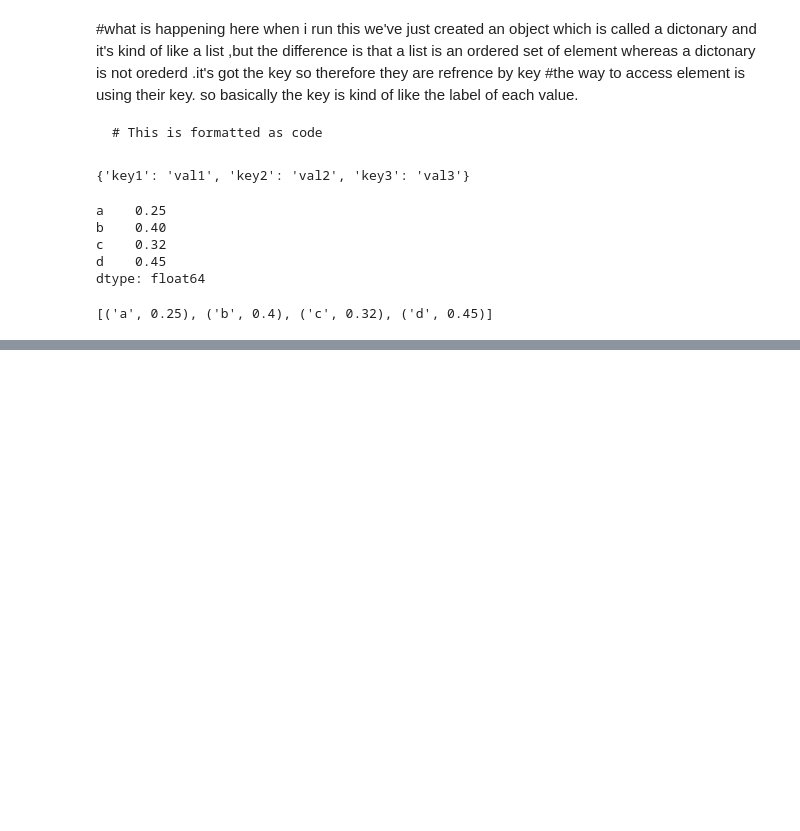
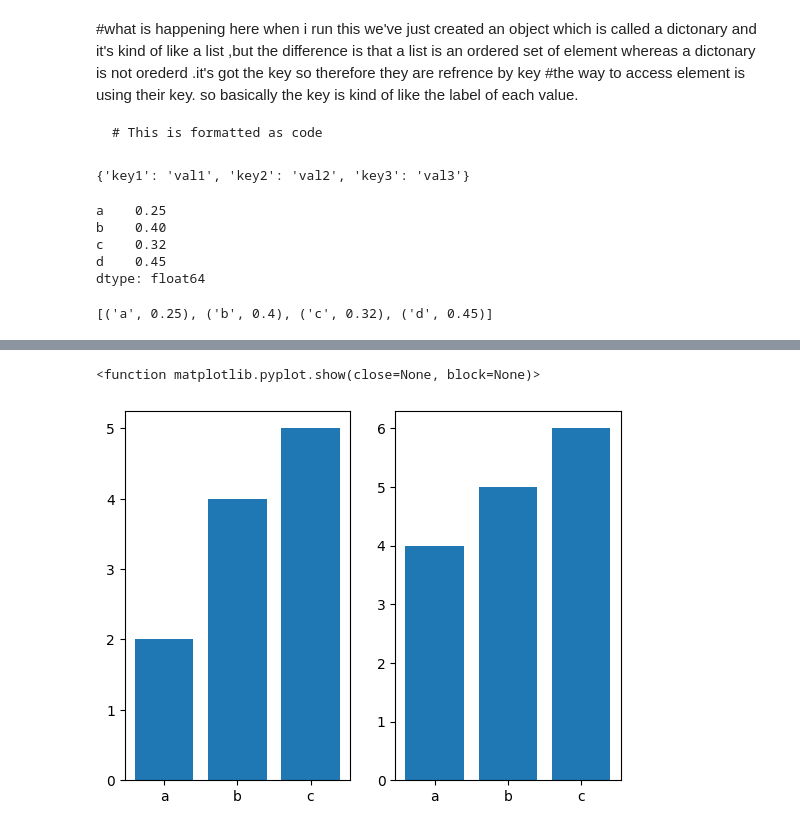
Before and after one commit to kanan110205/iti-tiwari, a Jupyter notebook: sunstone.ipynb, the cells around one changed output, grey strips where cells are left out. Saved outputs shown, nothing was run; the diff lists cells and outputs as text; code cells hidden in the pictures; blank space fills up the shorter version.

```diff
--- a/sunstone.ipynb
+++ b/sunstone.ipynb
@@ -470,0 +553,13 @@ list(data.items())
+# %%
+fig=plt.figure()
+A=['a','b','c']
+B=[2,4,5]
+C=[4,5,6]
+ax=fig.add_subplot(121)
+ax2=fig.add_subplot(122)
+ax.bar(A,B)
+ax2.bar(A,C)
+plt.show
+# %% [output]
+<function matplotlib.pyplot.show(close=None, block=None)>
+[figure, added]
```
Also changed, not shown: parts of 12 cells of this notebook.
